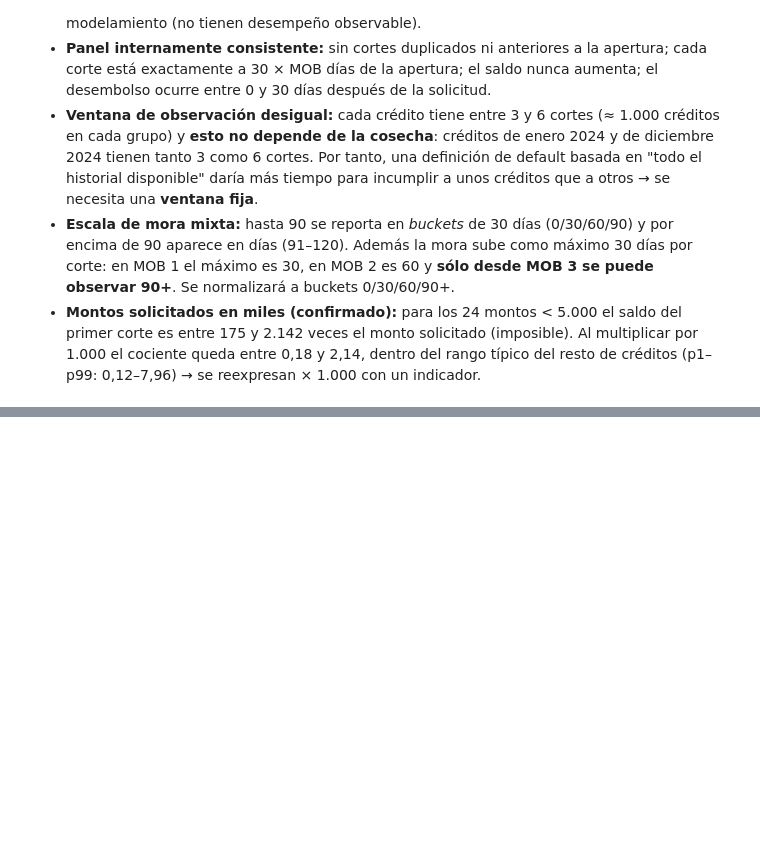
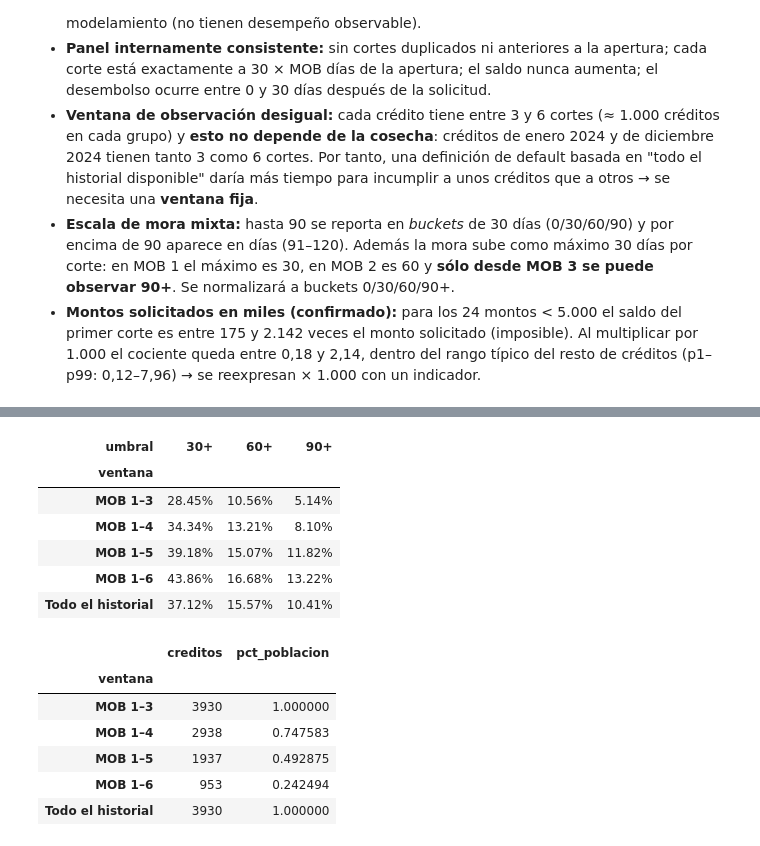
Before and after one commit to maisaarial/prueba-nequi, a Jupyter notebook: notebooks/01_modelo_pd_thin_file.ipynb, the cells around one changed output, grey strips where cells are left out. Drawn from its saved outputs; the diff is of its cells as text; code cells hidden in the pictures; blank space fills up the shorter version.

```diff
--- a/notebooks/01_modelo_pd_thin_file.ipynb
+++ b/notebooks/01_modelo_pd_thin_file.ipynb
@@ -584,0 +639,5 @@ Mismo ratio con monto × 1000: {'min': 0.18, '50%': 0.46, 'max': 2.14}
+# %%
+perf = ever.groupby("application_id").agg(n_cortes=("mob", "max"), max_mora=("mora_bucket", "max"))
+perf.groupby("n_cortes").agg(n=("max_mora", "size"),
+                             ever60=("max_mora", lambda s: (s >= 60).mean()),
+                             ever90=("max_mora", lambda s: (s >= 90).mean())).round(4)
@@ -584,0 +657,29 @@ Mismo ratio con monto × 1000: {'min': 0.18, '50%': 0.46, 'max': 2.14}
+# %%
+filas = []
+for w in [3, 4, 5, 6]:
+    sub = ever[ever.mob <= w].groupby("application_id").agg(n=("mob", "max"), mx=("mora_bucket", "max"))
+    sub = sub[sub.n >= w]
+    for t in [30, 60, 90]:
+        filas.append({"ventana": f"MOB 1–{w}", "umbral": f"{t}+", "creditos": len(sub),
+                      "pct_poblacion": len(sub) / len(perf), "tasa_default": (sub.mx >= t).mean()})
+for t in [30, 60, 90]:
+    filas.append({"ventana": "Todo el historial", "umbral": f"{t}+", "creditos": len(perf),
+                  "pct_poblacion": 1.0, "tasa_default": (perf.max_mora >= t).mean()})
+sens = pd.DataFrame(filas)
+display(sens.pivot(index="ventana", columns="umbral", values="tasa_default").style.format("{:.2%}"))
+sens.groupby("ventana")[["creditos", "pct_poblacion"]].first()
+# %% [output]
+| umbral | 30+ | 60+ | 90+ |
+| ventana |  |  |  |
+| MOB 1–3 | 28.45% | 10.56% | 5.14% |
+| MOB 1–4 | 34.34% | 13.21% | 8.10% |
+| MOB 1–5 | 39.18% | 15.07% | 11.82% |
+| MOB 1–6 | 43.86% | 16.68% | 13.22% |
+| Todo el historial | 37.12% | 15.57% | 10.41% |
+|  | creditos | pct_poblacion |
+| ventana |  |  |
+| MOB 1–3 | 3930 | 1.000000 |
+| MOB 1–4 | 2938 | 0.747583 |
+| MOB 1–5 | 1937 | 0.492875 |
+| MOB 1–6 | 953 | 0.242494 |
+| Todo el historial | 3930 | 1.000000 |
```
Also changed, not shown: parts of 13 cells of this notebook.
